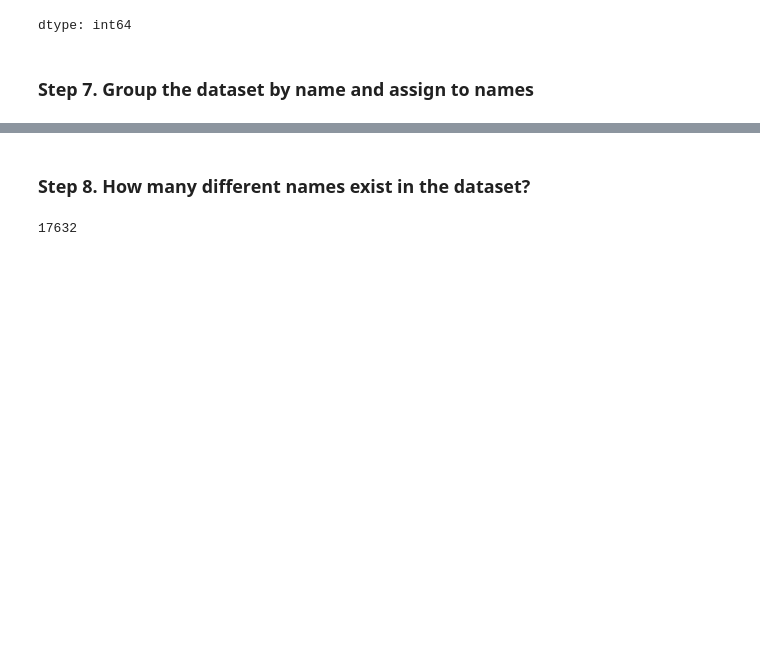
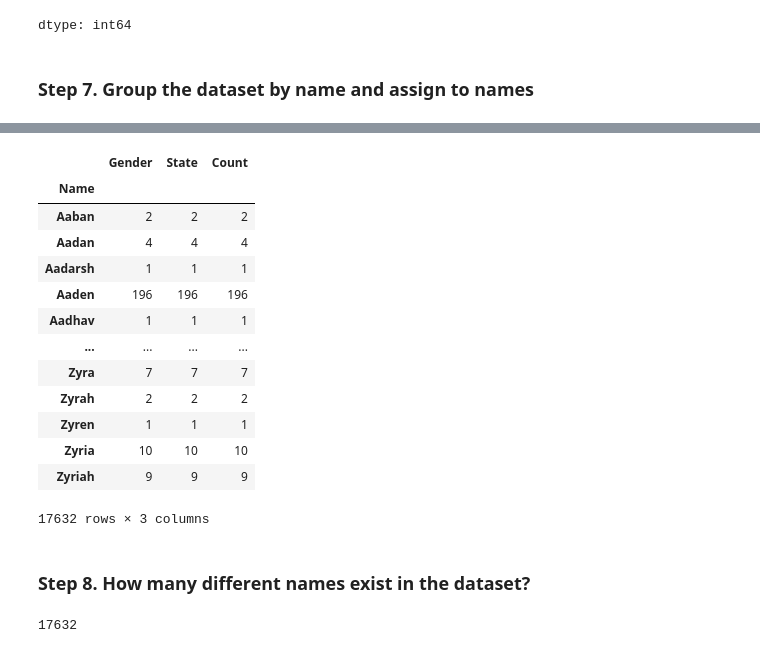
Before and after one commit to omj3424/Python_Programming_Study, a Jupyter notebook: pandas_exercises/06_Stats/US_Baby_Names/Exercises.ipynb, the cells around one changed output, grey strips where cells are left out. Drawn from its saved outputs; the diff is of its cells as text; code cells hidden in the pictures; blank space fills up the shorter version.

```diff
--- a/pandas_exercises/06_Stats/US_Baby_Names/Exercises.ipynb
+++ b/pandas_exercises/06_Stats/US_Baby_Names/Exercises.ipynb
@@ -90,3 +92,21 @@ dtype: int64
+# %%
+names = baby_names.groupby('Name').count()
+names
+# %% [output]
+|  | Gender | State | Count |
+| Name |  |  |  |
+| Aaban | 2 | 2 | 2 |
+| Aadan | 4 | 4 | 4 |
+| Aadarsh | 1 | 1 | 1 |
+| Aaden | 196 | 196 | 196 |
+| Aadhav | 1 | 1 | 1 |
+| ... | ... | ... | ... |
+| Zyra | 7 | 7 | 7 |
+| Zyrah | 2 | 2 | 2 |
+| Zyren | 1 | 1 | 1 |
+| Zyria | 10 | 10 | 10 |
+| Zyriah | 9 | 9 | 9 |
+17632 rows × 3 columns
 # %% [markdown]
 ### Step 8. How many different names exist in the dataset?
 # %%
```
Also changed, not shown: parts of 2 cells of this notebook.
